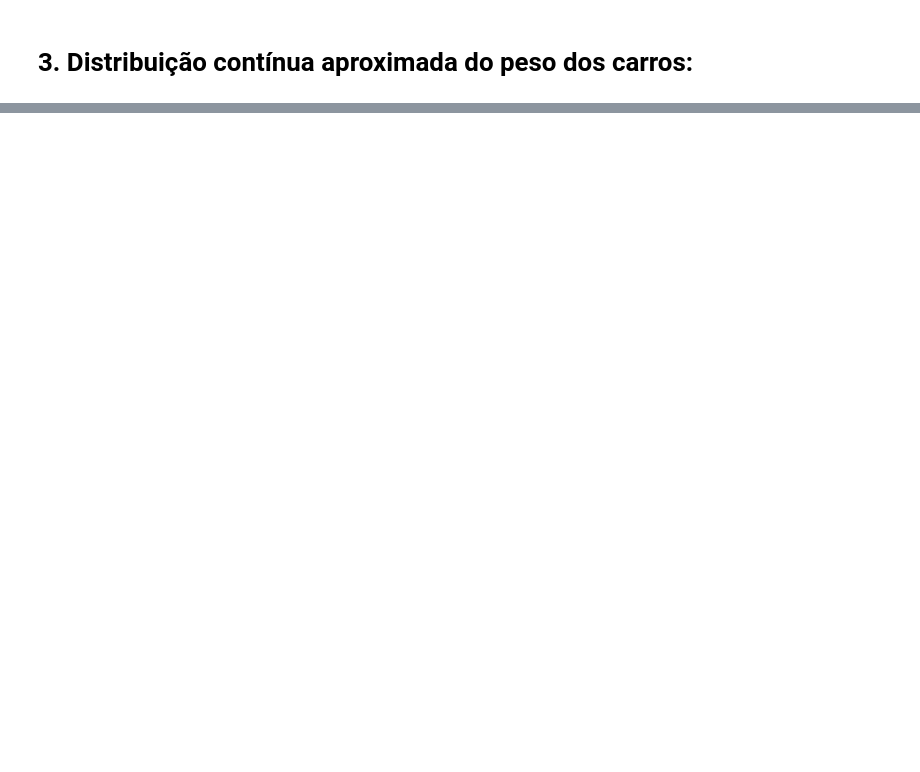
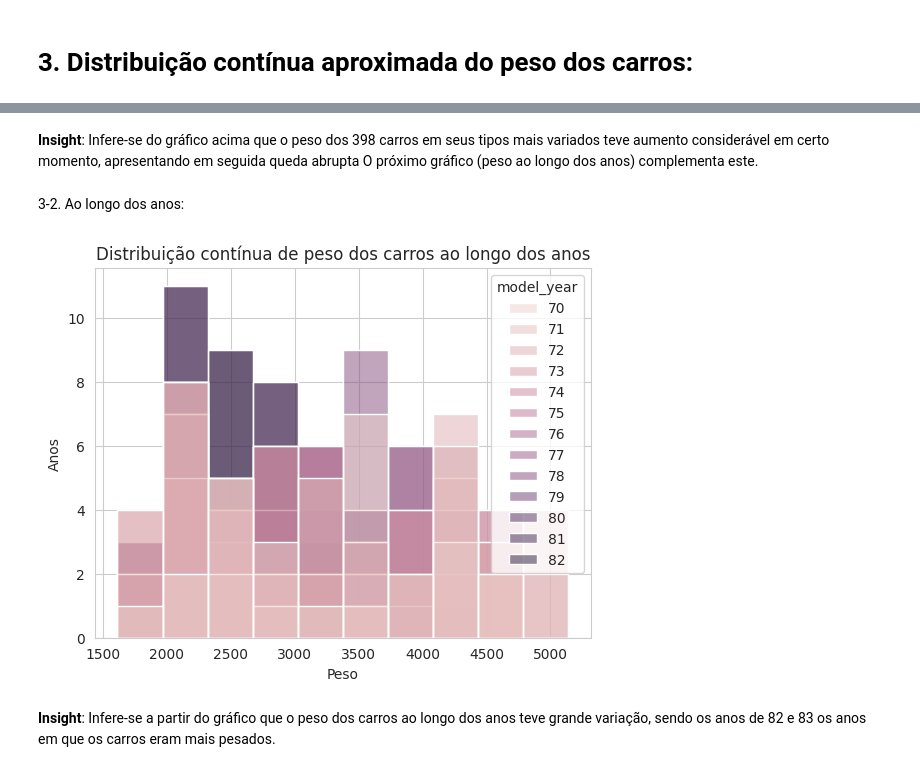
Before and after one commit to freirefellipe/ebac, a Jupyter notebook: MOD15_resolvido.ipynb, the cells around one changed output, grey strips where cells are left out. Drawn from its saved outputs; the diff is of its cells as text; code cells hidden in the pictures; blank space fills up the shorter version.

```diff
--- a/MOD15_resolvido.ipynb
+++ b/MOD15_resolvido.ipynb
@@ -70,2 +81,20 @@ with seaborn.axes_style('whitegrid'):
+# %% [markdown]
+**Insight**: Infere-se do gráfico acima que o peso dos 398 carros em seus tipos mais variados teve aumento considerável em certo momento, apresentando em seguida queda abrupta O próximo gráfico (peso ao longo dos anos) complementa este.
+# %% [markdown]
+3-2. Ao longo dos anos:
+# %%
+import seaborn
+
+mpg_ds = seaborn.load_dataset('mpg')
+
+with seaborn.axes_style('whitegrid'):
+
+  mpg_grapho = seaborn.histplot(data=mpg_ds, x='weight', hue=mpg_ds['model_year'])
+
+  mpg_grapho.set(title='Distribuição contínua de peso dos carros ao longo dos anos', xlabel='Peso', ylabel='Anos')
+# %% [output]
+[figure, added]
+# %% [markdown]
+**Insight**: Infere-se a partir do gráfico que o peso dos carros ao longo dos anos teve grande variação, sendo os anos de 82 e 83 os anos em que os carros eram mais pesados.
 # %%
 display(mpg_ds)
```
Also changed, not shown: parts of 5 cells of this notebook.
